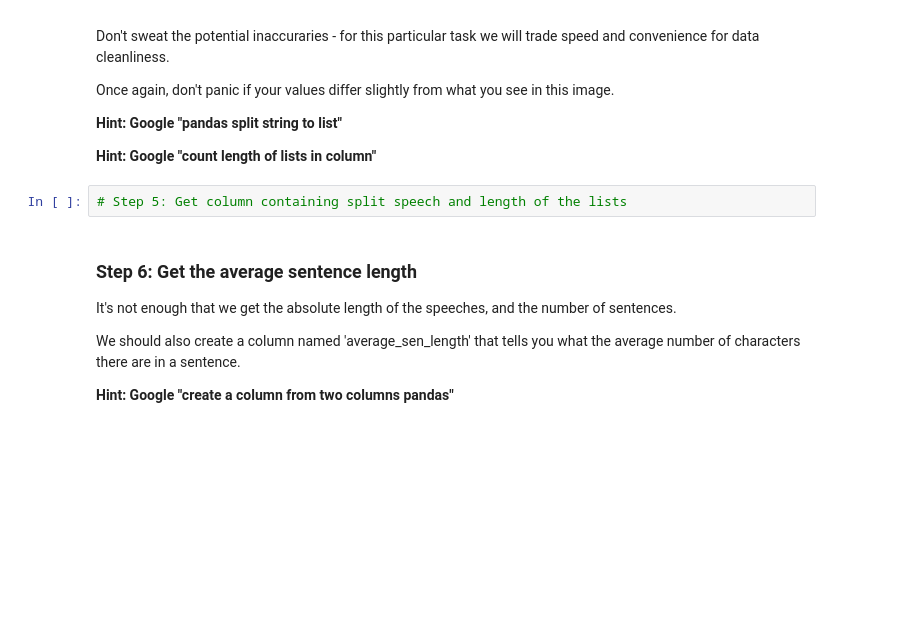
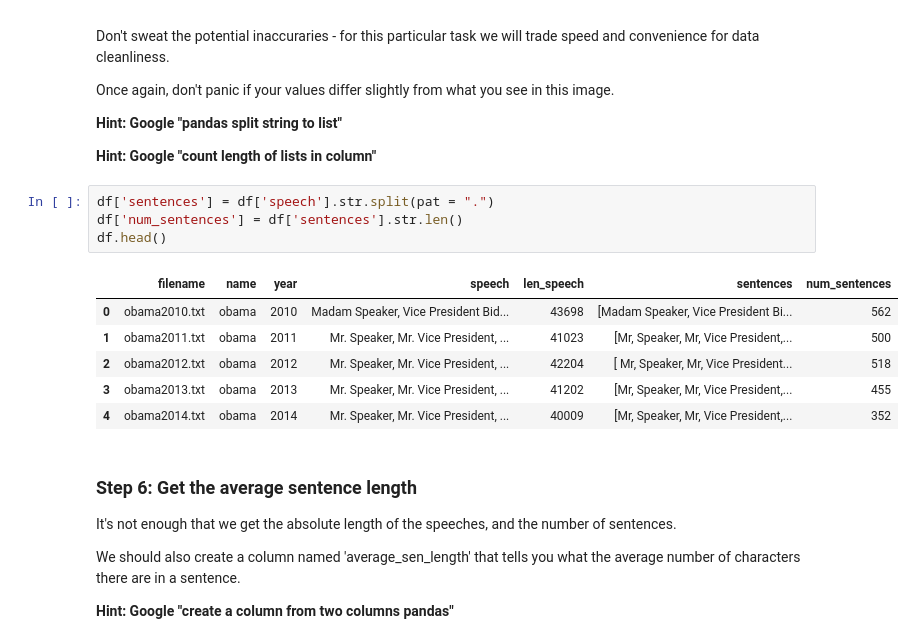
Before and after one commit to daanishrasheed/US-Speech-Analysis, a Jupyter notebook: Project US Speech Analysis (Part III).ipynb, the cells around one changed output. Drawn from its saved outputs; the diff is of its cells as text; blank space fills up the shorter version.

Commit message:
engineering columns

```diff
--- a/Project US Speech Analysis (Part III).ipynb
+++ b/Project US Speech Analysis (Part III).ipynb
@@ -121,8 +121,17 @@ Once again, don't panic if your values differ slightly from what you see in this
 <strong>Hint: Google "pandas split string to list"</strong>
 
 <strong>Hint: Google "count length of lists in column"</strong>
-# %%
-# Step 5: Get column containing split speech and length of the lists
+# %%
+df['sentences'] = df['speech'].str.split(pat = ".")
+df['num_sentences'] = df['sentences'].str.len()
+df.head()
+# %% [output]
+|  | filename | name | year | speech | len_speech | sentences | num_sentences |
+| 0 | obama2010.txt | obama | 2010 | Madam Speaker, Vice President Bid... | 43698 | [Madam Speaker, Vice President Bi... | 562 |
+| 1 | obama2011.txt | obama | 2011 | Mr. Speaker, Mr. Vice President, ... | 41023 | [Mr, Speaker, Mr, Vice President,... | 500 |
+| 2 | obama2012.txt | obama | 2012 | Mr. Speaker, Mr. Vice President, ... | 42204 | [ Mr, Speaker, Mr, Vice President... | 518 |
+| 3 | obama2013.txt | obama | 2013 | Mr. Speaker, Mr. Vice President, ... | 41202 | [Mr, Speaker, Mr, Vice President,... | 455 |
+| 4 | obama2014.txt | obama | 2014 | Mr. Speaker, Mr. Vice President, ... | 40009 | [Mr, Speaker, Mr, Vice President,... | 352 |
 # %% [markdown]
 ### Step 6: Get the average sentence length
 It's not enough that we get the absolute length of the speeches, and the number of sentences.
```
Also changed, not shown: parts of 5 cells of this notebook.
